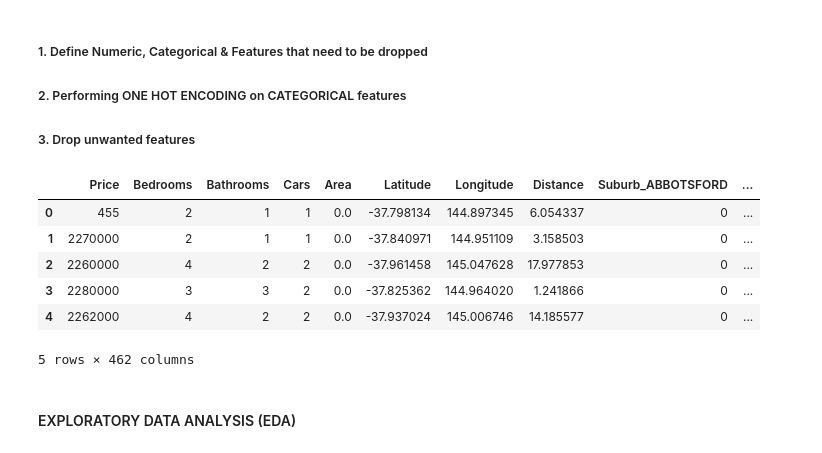
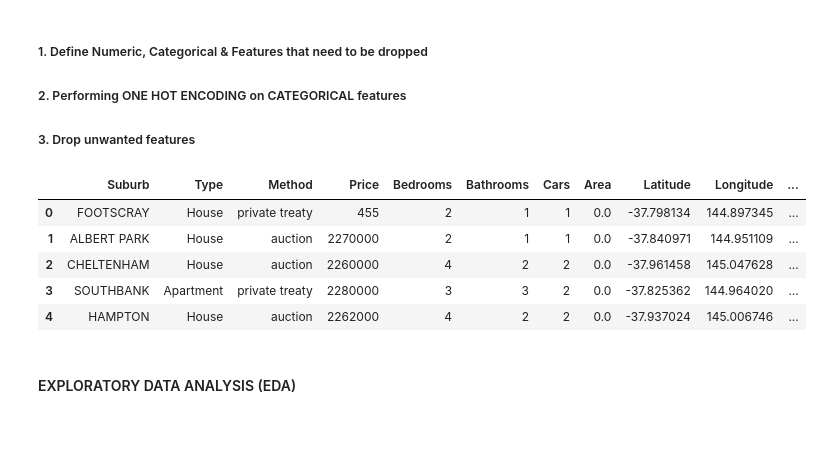
Before and after one commit to think-circle/MLrealestate, a Jupyter notebook: Price Estimator Keras Preprocessing.ipynb, the cells around one changed output. Drawn from its saved outputs; the diff is of its cells as text; code cells hidden in the pictures.

```diff
--- a/Price Estimator Keras Preprocessing.ipynb
+++ b/Price Estimator Keras Preprocessing.ipynb
@@ -56,6 +56,6 @@ df.head()
 | 3 | 2506/83 Queensbridge Street | SOUTHBANK VIC 3006 | SOUTHBANK | VIC | 3006 | Apartment | 6-Jan-22 | private treaty | 2280000 | 3 | 3 | ... |
 | 4 | 1/7 Foam Street | HAMPTON VIC 3188 | HAMPTON | VIC | 3188 | House | 20-Nov-21 | auction | 2262000 | 4 | 2 | ... |
 # %%
-# df['Date']= df['Date'].astype('datetime64[ns]')
-# df['Year'] = df['Date'].dt.year
-# df.to_csv(f"data/{city}/{city}_year.csv",index = False)
+df['Date']= df['Date'].astype('datetime64[ns]')
+df['Year'] = df['Date'].dt.year
+df.info()
@@ -86,35 +66,23 @@ memory usage: 7.8+ MB
 # %%
 # Above there is a combination of categorical & numerical features with 'Price' being the label. We will need to classify the
 # features into the following:
 drop_cat = False
 
-num_feat = ['Bedrooms','Bathrooms','Cars','Area','Latitude','Longitude','Distance']
+num_feat = ['Bedrooms','Bathrooms','Cars','Area','Latitude','Longitude','Distance','Year']
 cat_feat = ['Suburb','Type','Method']
 drop_feat = ['Street','Address','State','Postcode','Agent','Date']
 
 # Drop features that are not required
 if set(drop_feat).issubset(df.columns):
   df = df.drop(drop_feat, axis = 1)
-  if drop_cat:
-    if set(cat_feat).issubset(df.columns):
-      df = df.drop(cat_feat, axis = 1)
-  else:
-     for feat in cat_feat:
-       dummy = pd.get_dummies(df[feat], prefix=feat)
-       df = pd.merge(left=df,right=dummy,left_index=True,right_index=True,)
-     df = df.drop(cat_feat, axis = 1)
-
-
-
 df.head()
 # %% [output]
-|  | Price | Bedrooms | Bathrooms | Cars | Area | Latitude | Longitude | Distance | Suburb_ABBOTSFORD | ... |
-| 0 | 455 | 2 | 1 | 1 | 0.0 | -37.798134 | 144.897345 | 6.054337 | 0 | ... |
-| 1 | 2270000 | 2 | 1 | 1 | 0.0 | -37.840971 | 144.951109 | 3.158503 | 0 | ... |
-| 2 | 2260000 | 4 | 2 | 2 | 0.0 | -37.961458 | 145.047628 | 17.977853 | 0 | ... |
-| 3 | 2280000 | 3 | 3 | 2 | 0.0 | -37.825362 | 144.964020 | 1.241866 | 0 | ... |
-| 4 | 2262000 | 4 | 2 | 2 | 0.0 | -37.937024 | 145.006746 | 14.185577 | 0 | ... |
+|  | Suburb | Type | Method | Price | Bedrooms | Bathrooms | Cars | Area | Latitude | Longitude | ... |
+| 0 | FOOTSCRAY | House | private treaty | 455 | 2 | 1 | 1 | 0.0 | -37.798134 | 144.897345 | ... |
+| 1 | ALBERT PARK | House | auction | 2270000 | 2 | 1 | 1 | 0.0 | -37.840971 | 144.951109 | ... |
+| 2 | CHELTENHAM | House | auction | 2260000 | 4 | 2 | 2 | 0.0 | -37.961458 | 145.047628 | ... |
+| 3 | SOUTHBANK | Apartment | private treaty | 2280000 | 3 | 3 | 2 | 0.0 | -37.825362 | 144.964020 | ... |
+| 4 | HAMPTON | House | auction | 2262000 | 4 | 2 | 2 | 0.0 | -37.937024 | 145.006746 | ... |
-5 rows × 462 columns
 # %% [markdown]
 <H4> EXPLORATORY DATA ANALYSIS (EDA) </H4>
 # %% [markdown]
```
Also changed, not shown: parts of 24 cells of this notebook, 27 other files.
